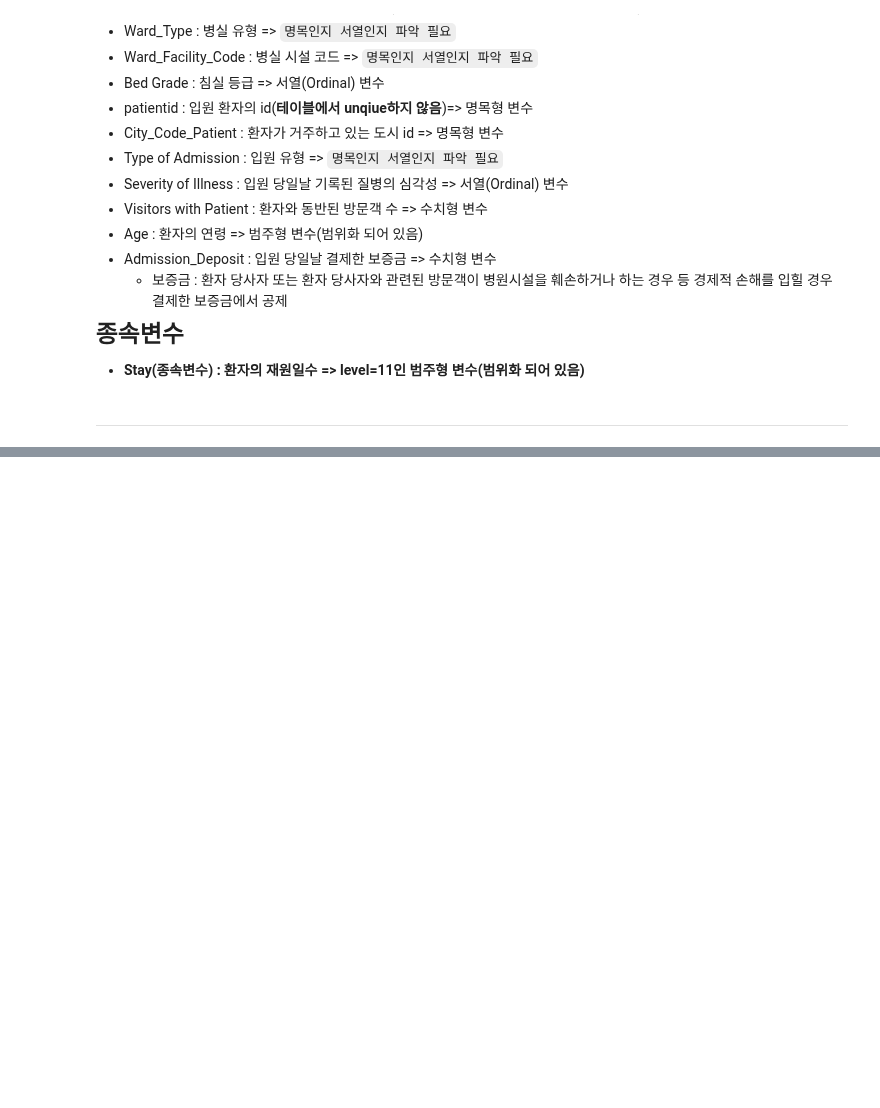
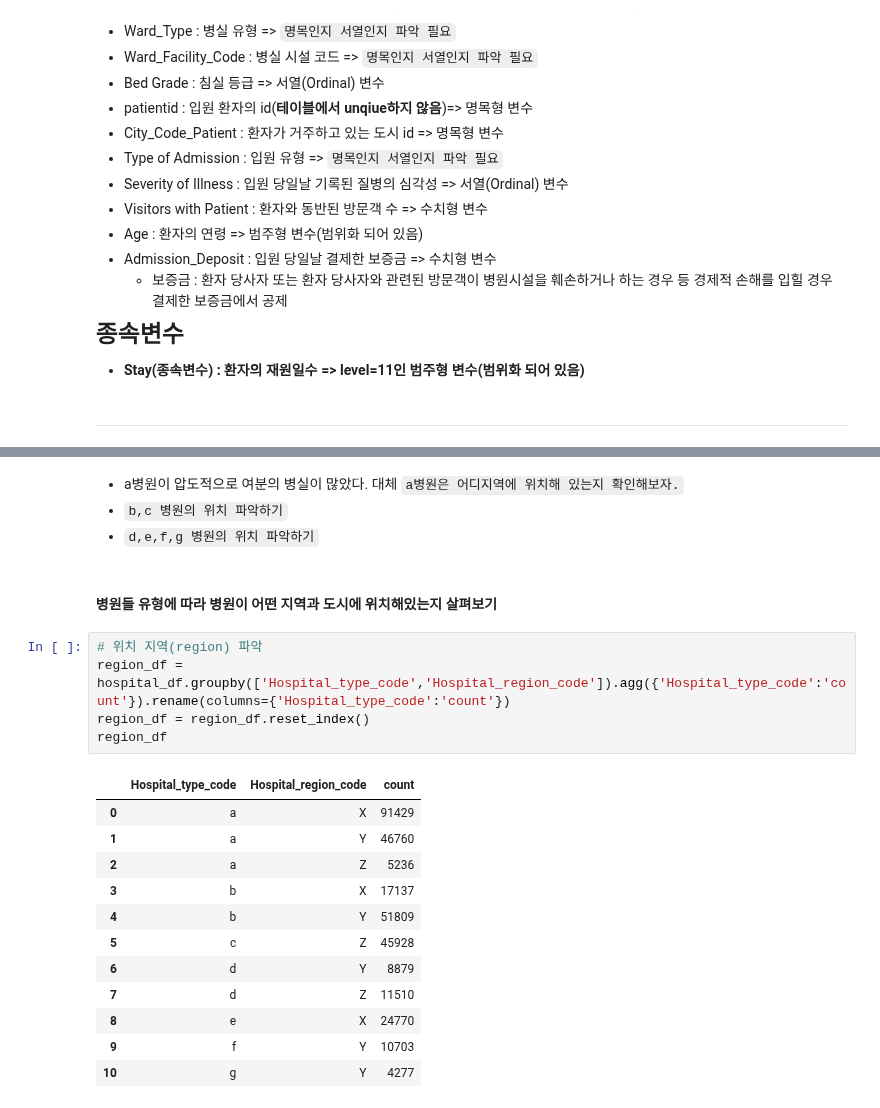
Before and after one commit to young-hun-jo/DataAnalysis, a Jupyter notebook: healthcare_los/analysis_myself.ipynb, the cells around one changed output, grey strips where cells are left out. Drawn from its saved outputs; the diff is of its cells as text; blank space fills up the shorter version.

```diff
--- a/healthcare_los/analysis_myself.ipynb
+++ b/healthcare_los/analysis_myself.ipynb
@@ -117,0 +247,24 @@ description
+# %% [markdown]
+- a병원이 압도적으로 여분의 병실이 많았다. 대체 ``a병원은 어디지역에 위치해 있는지 확인해보자.``
+- ``b,c 병원의 위치 파악하기``
+- ``d,e,f,g 병원의 위치 파악하기``
+# %% [markdown]
+#### 병원들 유형에 따라 병원이 어떤 지역과 도시에 위치해있는지 살펴보기
+# %%
+# 위치 지역(region) 파악
+region_df = hospital_df.groupby(['Hospital_type_code','Hospital_region_code']).agg({'Hospital_type_code':'count'}).rename(columns={'Hospital_type_code':'count'})
+region_df = region_df.reset_index()
+region_df
+# %% [output]
+|  | Hospital_type_code | Hospital_region_code | count |
+| 0 | a | X | 91429 |
+| 1 | a | Y | 46760 |
+| 2 | a | Z | 5236 |
+| 3 | b | X | 17137 |
+| 4 | b | Y | 51809 |
+| 5 | c | Z | 45928 |
+| 6 | d | Y | 8879 |
+| 7 | d | Z | 11510 |
+| 8 | e | X | 24770 |
+| 9 | f | Y | 10703 |
+| 10 | g | Y | 4277 |
```
Also changed, not shown: parts of 19 cells of this notebook.
